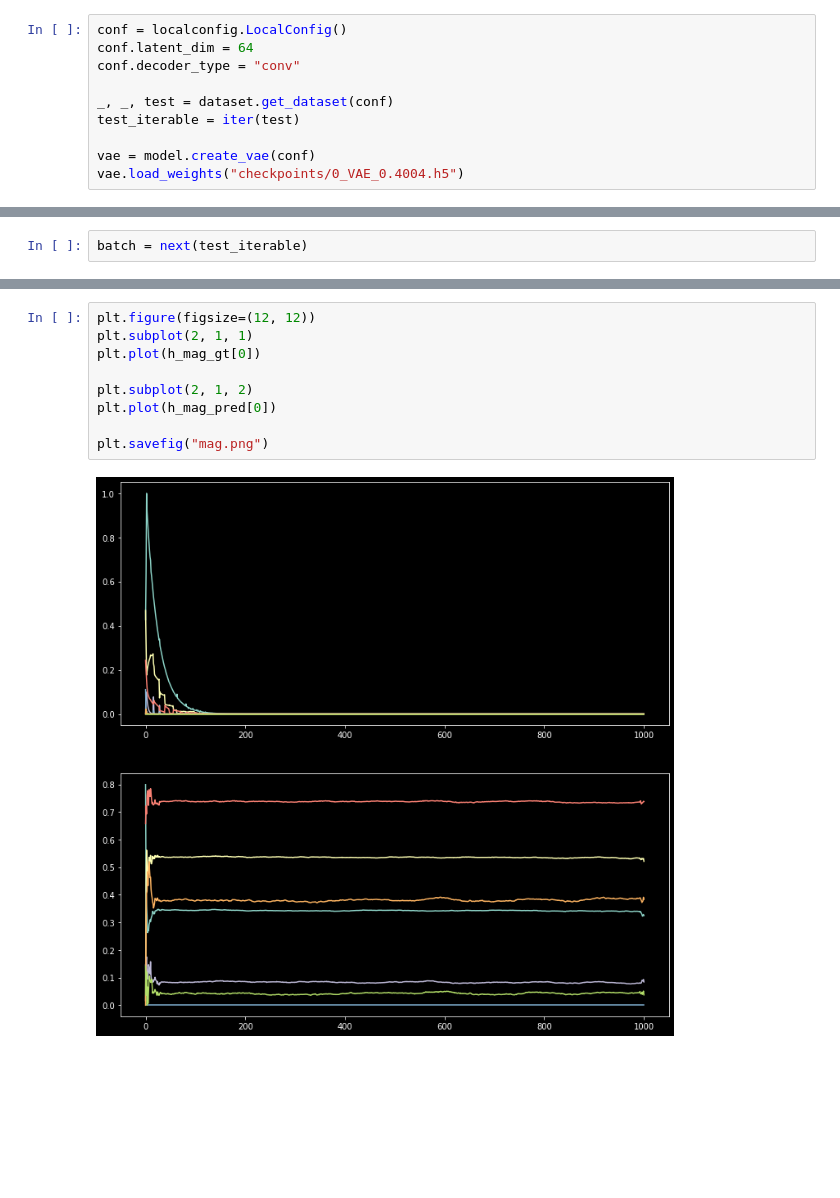
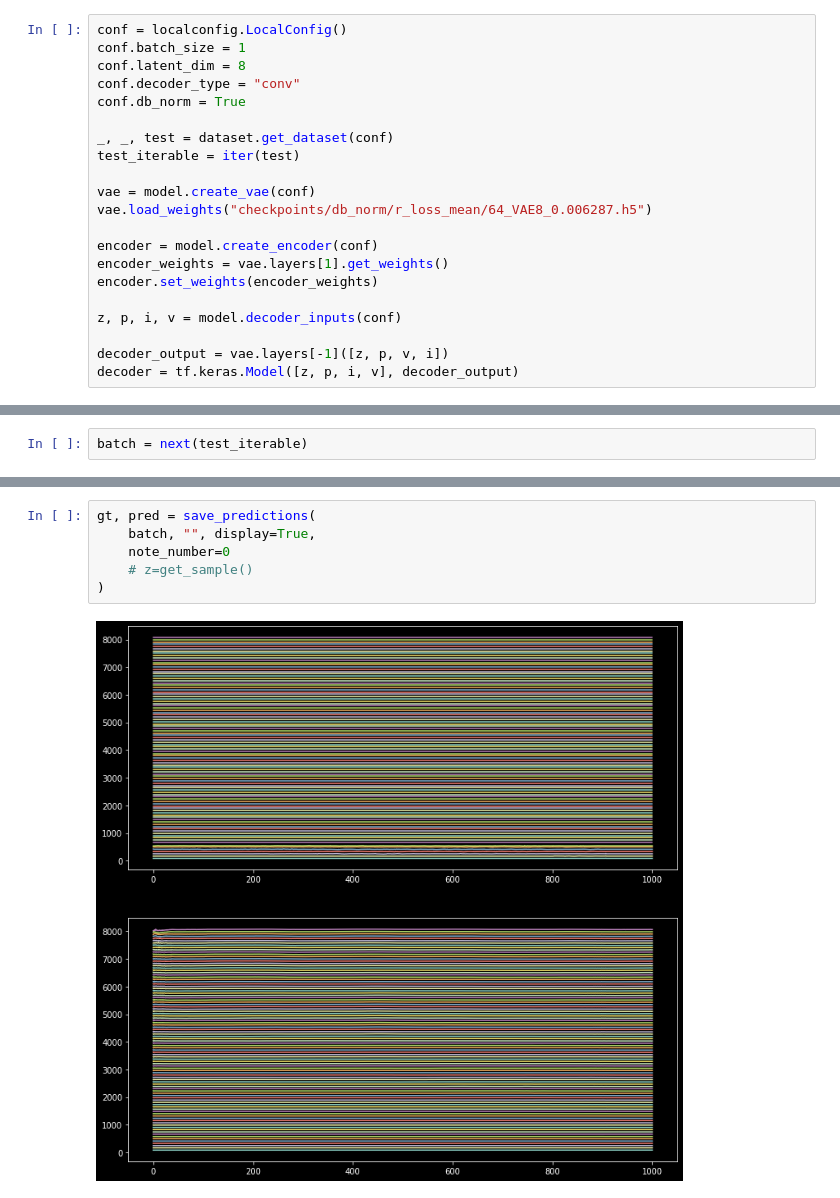
Before and after one commit to TheSoundOfAIOSR/rg_sound_generation, a Jupyter notebook: timbre_conditioned_vae/predict.ipynb, the cells around one changed output, grey strips where cells are left out. Cells and saved outputs as stored; diff of their text form; blank space fills up the shorter version.

```diff
--- a/timbre_conditioned_vae/predict.ipynb
+++ b/timbre_conditioned_vae/predict.ipynb
@@ -14,12 +16,23 @@ WARNING:root:Argument whitelist is deprecated. Please use allowlist.
 ## Setup Config, Load Test Set and Model
 # %%
 conf = localconfig.LocalConfig()
-conf.latent_dim = 64
+conf.batch_size = 1
+conf.latent_dim = 8
 conf.decoder_type = "conv"
+conf.db_norm = True
 
 _, _, test = dataset.get_dataset(conf)
 test_iterable = iter(test)
 
 vae = model.create_vae(conf)
-vae.load_weights("checkpoints/0_VAE_0.4004.h5")
+vae.load_weights("checkpoints/db_norm/r_loss_mean/64_VAE8_0.006287.h5")
+
+encoder = model.create_encoder(conf)
+encoder_weights = vae.layers[1].get_weights()
+encoder.set_weights(encoder_weights)
+
+z, p, i, v = model.decoder_inputs(conf)
+
+decoder_output = vae.layers[-1]([z, p, v, i])
+decoder = tf.keras.Model([z, p, i, v], decoder_output)
 # %%
@@ -143,11 +213,8 @@ plt.savefig("freq.png")
-# %%
-plt.figure(figsize=(12, 12))
-plt.subplot(2, 1, 1)
-plt.plot(h_mag_gt[0])
-
-plt.subplot(2, 1, 2)
-plt.plot(h_mag_pred[0])
-
-plt.savefig("mag.png")
-# %% [output]
-[figure, removed]
+# %%
+gt, pred = save_predictions(
+    batch, "", display=True,
+    note_number=0
+    # z=get_sample()
+)
+# %% [output]
+[figure, added]
```
Also changed, not shown: parts of 11 cells of this notebook, 15 other files.
